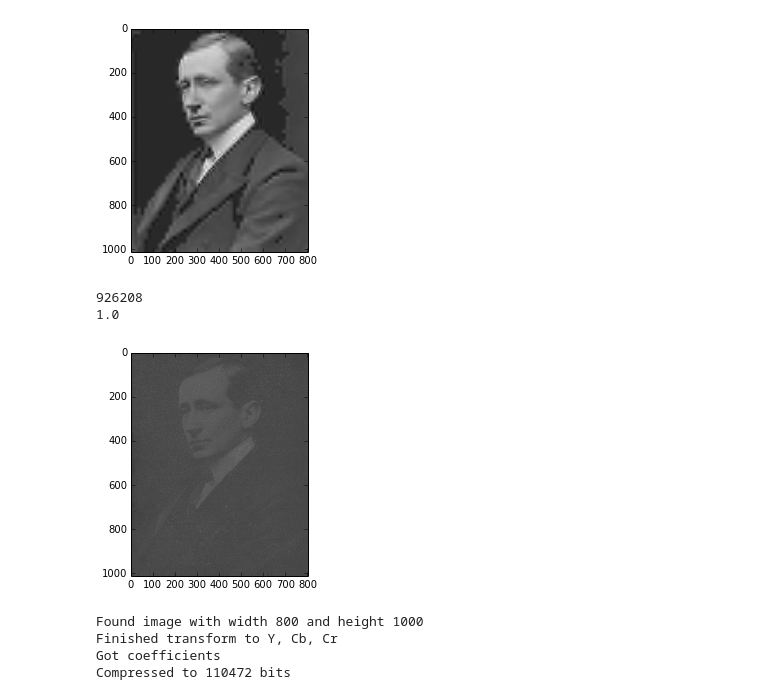
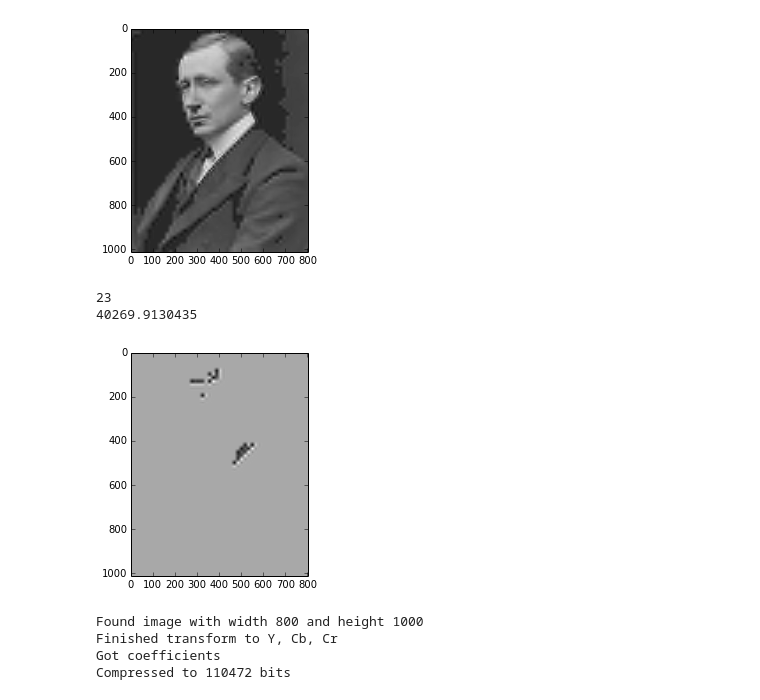
Before and after one commit to lambdaloop/radio-images, a Jupyter notebook: Wavelet Compression.ipynb, the cells around one changed output. Cells and saved outputs as stored; diff of their text form; code cells hidden in the pictures.

```diff
--- a/Wavelet Compression.ipynb
+++ b/Wavelet Compression.ipynb
@@ -102,7 +102,7 @@ ims(wp2.reconstruct())
 386.080867028
 [figure]
 # %%
-x = Cr
+x = Cb
 
 lev = 4
 wav = 'db3'
@@ -111,37 +111,37 @@ wp = pywt.WaveletPacket2D(data=x, wavelet=wav, maxlevel=lev, mode='sym')
 
 wps = wp.get_level(lev)
 
 dec = map(lambda x: x.data, wps)
 paths = map(lambda x: x.path, wps)
 
 data = np.vstack(dec)
 s = np.std(data)
 
 wp3 = pywt.WaveletPacket2D(data=None, wavelet=wav, maxlevel=lev, mode='sym')
 
 
-thres = 0
+thres = 100
 
 res = 0
 
 for p, d in zip(paths, dec):
     dd = np.copy(d)
     dd[abs(d) < thres] = 0
     wp3[p] = dd
     res += np.sum(dd != 0)
 
 
 
 
 print(res)
 print(float(data.size) / float(res))
 
 
 ims(wp3.reconstruct())
 # %% [output]
-926208
-1.0
+23
+40269.9130435
-[figure, old version]
+[figure, new version]
 # %%
 def binary(num):
     return ''.join(bin(ord(c)).replace('0b', '').rjust(8, '0') for c in struct.pack('!f', num))
```
Also changed, not shown: parts of 1 cell of this notebook.
